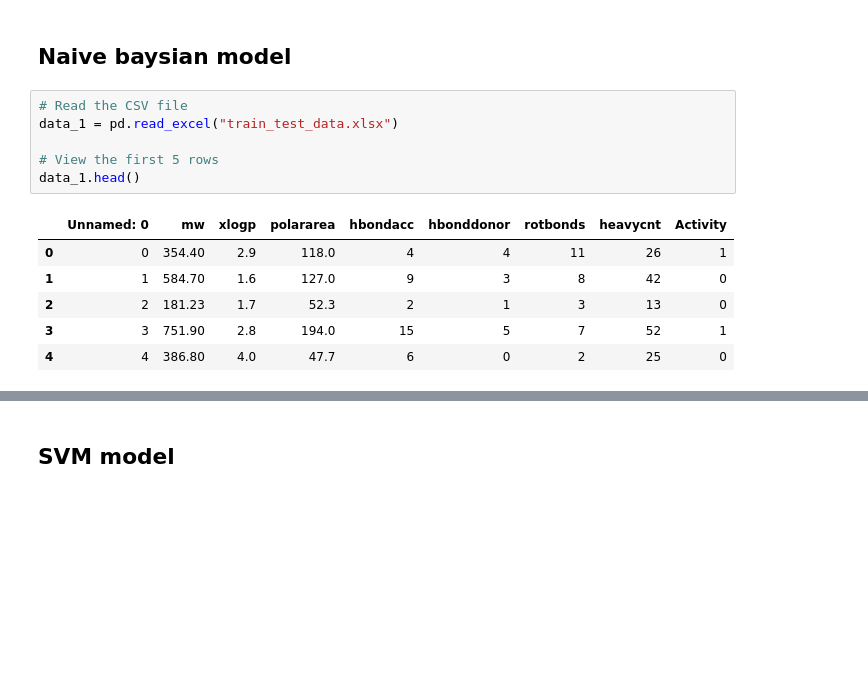
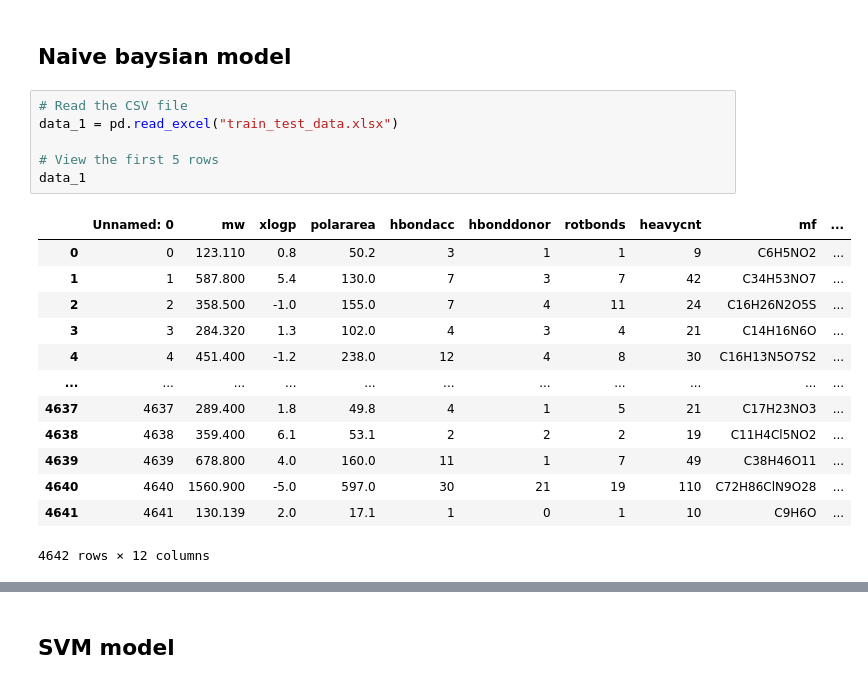
Before and after one commit to Chon26/Antibacterial-model, a Jupyter notebook: train model.ipynb, the cells around one changed output, grey strips where cells are left out. Drawn from its saved outputs; the diff is of its cells as text; blank space fills up the shorter version.

Commit message:
add pre-processing data

```diff
--- a/train model.ipynb
+++ b/train model.ipynb
@@ -78,16 +108,23 @@ print(new_predictions)
 # %%
 # Read the CSV file
 data_1 = pd.read_excel("train_test_data.xlsx")
 
 # View the first 5 rows
-data_1.head()
+data_1
 # %% [output]
-|  | Unnamed: 0 | mw | xlogp | polararea | hbondacc | hbonddonor | rotbonds | heavycnt | Activity |
-| 0 | 0 | 354.40 | 2.9 | 118.0 | 4 | 4 | 11 | 26 | 1 |
-| 1 | 1 | 584.70 | 1.6 | 127.0 | 9 | 3 | 8 | 42 | 0 |
-| 2 | 2 | 181.23 | 1.7 | 52.3 | 2 | 1 | 3 | 13 | 0 |
-| 3 | 3 | 751.90 | 2.8 | 194.0 | 15 | 5 | 7 | 52 | 1 |
-| 4 | 4 | 386.80 | 4.0 | 47.7 | 6 | 0 | 2 | 25 | 0 |
+|  | Unnamed: 0 | mw | xlogp | polararea | hbondacc | hbonddonor | rotbonds | heavycnt | mf | ... |
+| 0 | 0 | 123.110 | 0.8 | 50.2 | 3 | 1 | 1 | 9 | C6H5NO2 | ... |
+| 1 | 1 | 587.800 | 5.4 | 130.0 | 7 | 3 | 7 | 42 | C34H53NO7 | ... |
+| 2 | 2 | 358.500 | -1.0 | 155.0 | 7 | 4 | 11 | 24 | C16H26N2O5S | ... |
+| 3 | 3 | 284.320 | 1.3 | 102.0 | 4 | 3 | 4 | 21 | C14H16N6O | ... |
+| 4 | 4 | 451.400 | -1.2 | 238.0 | 12 | 4 | 8 | 30 | C16H13N5O7S2 | ... |
+| ... | ... | ... | ... | ... | ... | ... | ... | ... | ... | ... |
+| 4637 | 4637 | 289.400 | 1.8 | 49.8 | 4 | 1 | 5 | 21 | C17H23NO3 | ... |
+| 4638 | 4638 | 359.400 | 6.1 | 53.1 | 2 | 2 | 2 | 19 | C11H4Cl5NO2 | ... |
+| 4639 | 4639 | 678.800 | 4.0 | 160.0 | 11 | 1 | 7 | 49 | C38H46O11 | ... |
+| 4640 | 4640 | 1560.900 | -5.0 | 597.0 | 30 | 21 | 19 | 110 | C72H86ClN9O28 | ... |
+| 4641 | 4641 | 130.139 | 2.0 | 17.1 | 1 | 0 | 1 | 10 | C9H6O | ... |
+4642 rows × 12 columns
 # %%
 from sklearn.preprocessing import StandardScaler
 from sklearn.impute import SimpleImputer
```
Also changed, not shown: parts of 9 cells of this notebook, 1 other file.
